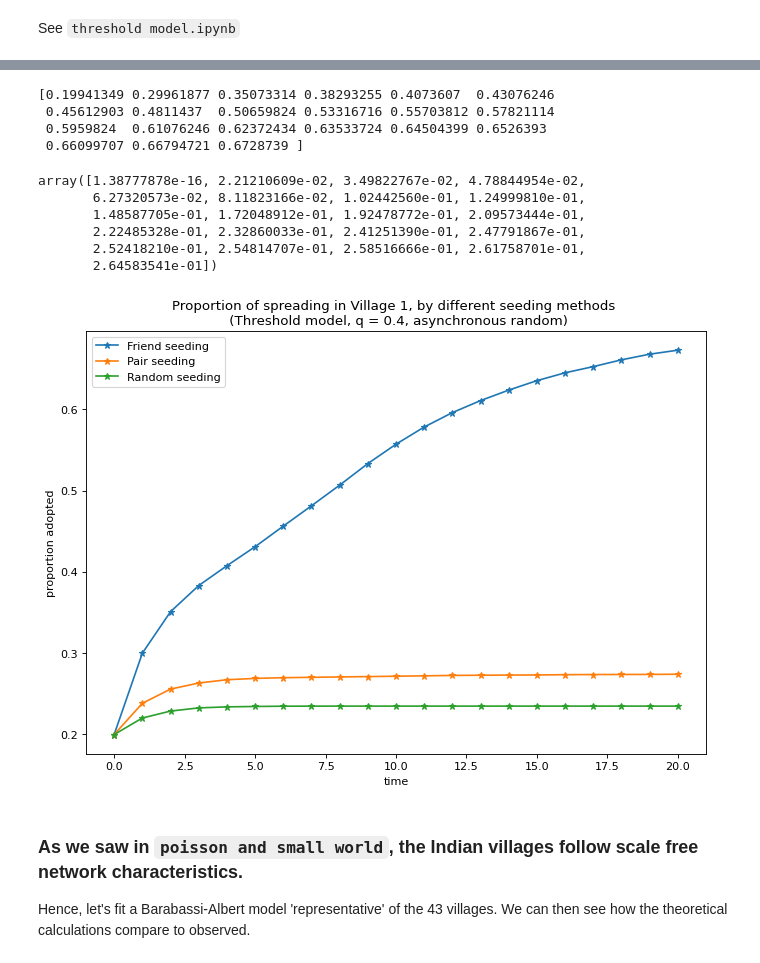
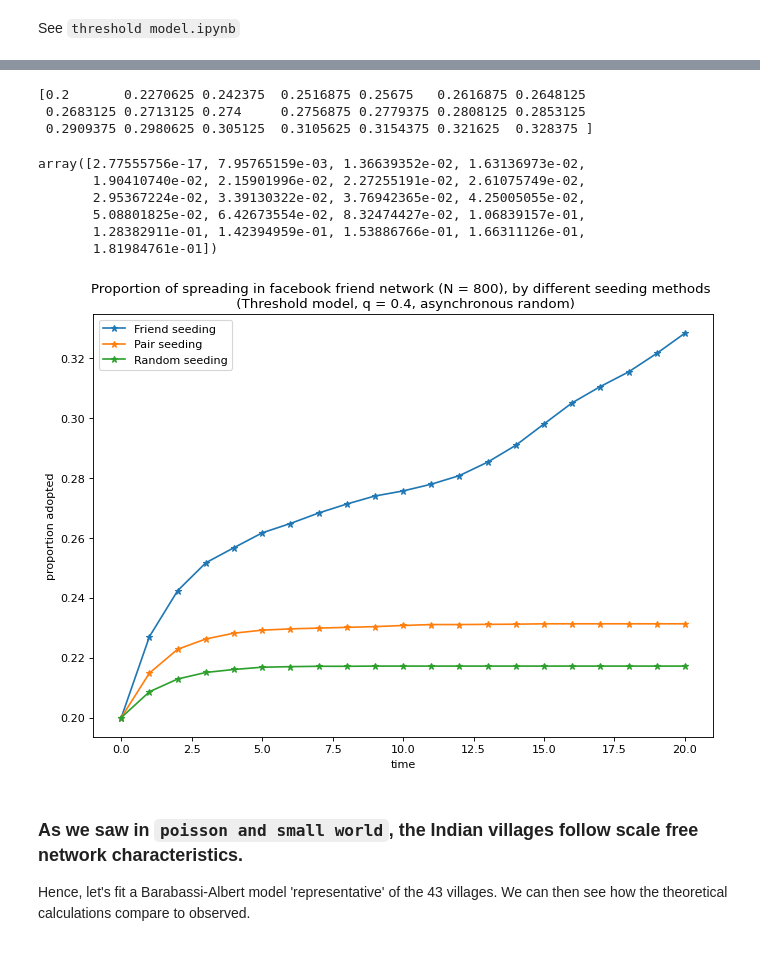
Before and after one commit to rajan-shankar/Seeding-in-Social-Networks, a Jupyter notebook: Banerjee threshold.ipynb, the cells around one changed output, grey strips where cells are left out. Drawn from its saved outputs; the diff is of its cells as text; code cells hidden in the pictures.

```diff
--- a/Banerjee threshold.ipynb
+++ b/Banerjee threshold.ipynb
@@ -25,3 +25,6 @@ nx.draw_networkx(G, with_labels = False, alpha = 0.5, node_size = 100)
+# %%
+df = pd.read_csv('mass_data/less_than_1500_nodes/fb_friends.csv/edges.csv')
+G = nx.from_pandas_edgelist(df, "# source", " target")
 # %%
 #edge cases. remove the small proportion of nodes that aren't connected to any others. W
 #e want to comapare (across networks) the proportion of 'infected' nodes. But the disconnected nodes will never get 'infected', so we don't want these confounding the results.
@@ -33,47 +34,46 @@ nx.draw_networkx(G, with_labels = False, alpha = 0.5, node_size = 100)
 # %%
-Frhos = get_rhos(G, q = 0.5, tmax = 20, rep = 100, seed_method = 'friend')
+Frhos = get_rhos(G, q = 0.5, tmax = 20, rep = 20, seed_method = 'friend')
 friend_props = Frhos.mean(axis=0) #take the mean over each col (time)
 friend_stds = Frhos.std(axis = 0) #for errorbars
 print(friend_props)
 friend_stds
 # %% [output]
-[0.19941349 0.29961877 0.35073314 0.38293255 0.4073607  0.43076246
- 0.45612903 0.4811437  0.50659824 0.53316716 0.55703812 0.57821114
- 0.5959824  0.61076246 0.62372434 0.63533724 0.64504399 0.6526393
- 0.66099707 0.66794721 0.6728739 ]
+[0.2       0.2270625 0.242375  0.2516875 0.25675   0.2616875 0.2648125
+ 0.2683125 0.2713125 0.274     0.2756875 0.2779375 0.2808125 0.2853125
+ 0.2909375 0.2980625 0.305125  0.3105625 0.3154375 0.321625  0.328375 ]
-array([1.38777878e-16, 2.21210609e-02, 3.49822767e-02, 4.78844954e-02,
-       6.27320573e-02, 8.11823166e-02, 1.02442560e-01, 1.24999810e-01,
-       1.48587705e-01, 1.72048912e-01, 1.92478772e-01, 2.09573444e-01,
-       2.22485328e-01, 2.32860033e-01, 2.41251390e-01, 2.47791867e-01,
-       2.52418210e-01, 2.54814707e-01, 2.58516666e-01, 2.61758701e-01,
-       2.64583541e-01])
+array([2.77555756e-17, 7.95765159e-03, 1.36639352e-02, 1.63136973e-02,
+       1.90410740e-02, 2.15901996e-02, 2.27255191e-02, 2.61075749e-02,
+       2.95367224e-02, 3.39130322e-02, 3.76942365e-02, 4.25005055e-02,
+       5.08801825e-02, 6.42673554e-02, 8.32474427e-02, 1.06839157e-01,
+       1.28382911e-01, 1.42394959e-01, 1.53886766e-01, 1.66311126e-01,
+       1.81984761e-01])
 # %%
 #pair
-Prhos = get_rhos(G, q = 0.5, tmax = 20, rep = 100, seed_method = 'pair')
+Prhos = get_rhos(G, q = 0.5, tmax = 20, rep = 20, seed_method = 'pair')
 pair_props = Prhos.mean(axis=0)
 pair_stds = Prhos.std(axis = 0)
 
 #random
-Rrhos = get_rhos(G, q = 0.5, tmax = 20, rep = 100, seed_method = 'random')
+Rrhos = get_rhos(G, q = 0.5, tmax = 20, rep = 20, seed_method = 'random')
 rand_props = Rrhos.mean(axis=0)
 rand_stds = Rrhos.std(axis = 0)
 # %%
 plt.figure(figsize=(10, 7), dpi=80)
 plt.plot(np.arange(0, len(friend_props)), friend_props,"-*",label=r"Friend seeding")
 #plt.errorbar(np.arange(0, len(friend_props)), friend_props, yerr = friend_stds, fmt = "-*", label=r"Friend seeding")
 
 plt.plot(np.arange(0, len(pair_props)), pair_props,"-*",label=r"Pair seeding")
 plt.plot(np.arange(0, len(rand_props)), rand_props,"-*",label=r"Random seeding")
 #plt.errorbar(np.arange(0, len(pair_props)), pair_props, yerr = pair_stds, fmt = "-*", label=r"Pair seeding")
 #plt.errorbar(np.arange(0, len(rand_props)), rand_props, yerr = rand_stds, fmt = "-*", label=r"Random seeding")
 
 plt.xlabel("time")
 plt.ylabel("proportion adopted")
-plt.title("Proportion of spreading in Village 1, by different seeding methods \n (Threshold model, q = 0.4, asynchronous random)")
+plt.title("Proportion of spreading in facebook friend network (N = 800), by different seeding methods \n (Threshold model, q = 0.4, asynchronous random)")
 plt.legend()
 plt.show()
 # %% [output]
-[figure, old version]
+[figure, new version]
 # %% [markdown]
 ### As we saw in `poisson and small world`, the Indian villages follow scale free network characteristics.
 
```
Also changed, not shown: parts of 2 cells of this notebook, 3 other files.
